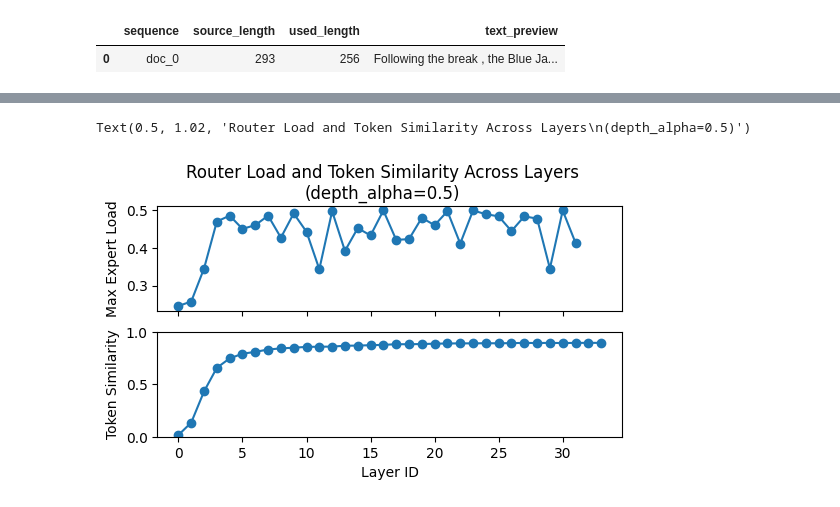
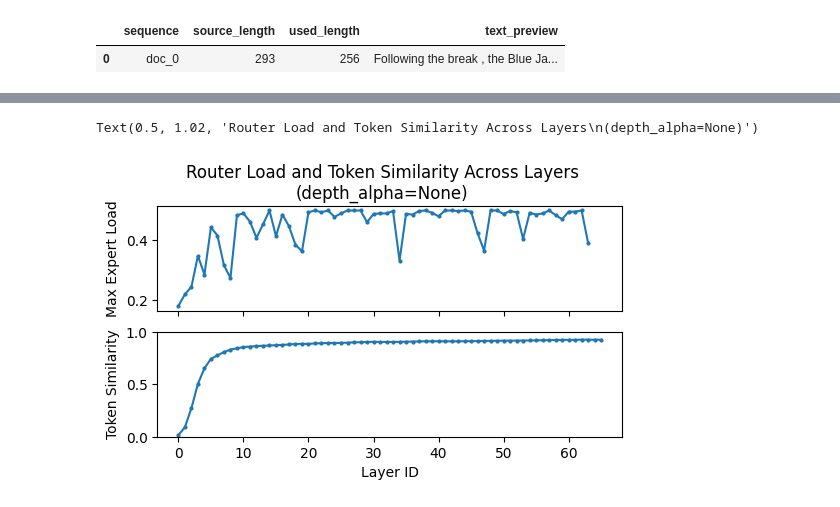
Before and after one commit to nano-moe/nanomoe, a Jupyter notebook: notebook/hidden_state_inspect.ipynb, the cells around one changed output, grey strips where cells are left out. Saved outputs shown, nothing was run; the diff lists cells and outputs as text; code cells hidden in the pictures.

Commit message:
adjust depth scaling

```diff
--- a/notebook/hidden_state_inspect.ipynb
+++ b/notebook/hidden_state_inspect.ipynb
@@ -43,16 +43,23 @@ if device.type == "cuda":
 tokenizer_name = "gpt2"
 tokenizer = AutoTokenizer.from_pretrained(tokenizer_name)
 
+num_layer = 64
+constant = 1.0
+alpha = 0.5
+residual_scale = constant / (num_layer ** alpha)
+
+
 config = MoEConfig(
     hidden_size=768,
-    num_layers=32,
+    num_layers=num_layer,
     vocab_size=len(tokenizer),
     num_attention_heads=6,
     num_key_value_heads=3,
     intermediate_size=1024,
     num_experts=8,
     num_experts_per_tok=2,
-    depth_alpha=0.5,
+    depth_alpha=None,
+    residual_scale=residual_scale,
     tie_word_embeddings=True,
 )
 
@@ -395,15 +441,15 @@ for entry in router_entries:
 # %%
 import numpy as np
 import matplotlib.pyplot as plt
 fig, ax = plt.subplots(2, 1, figsize=(6, 3), sharex=True)
-ax[0].plot(np.stack(all_loads).max(-1), marker='o')
-ax[1].plot(token_sims, marker='o')
+ax[0].plot(np.stack(all_loads).max(-1), marker='o', markersize=2)
+ax[1].plot(token_sims, marker='o', markersize=2)
 ax[1].set_xlabel("Layer ID")
 ax[0].set_ylabel("Max Expert Load")
 ax[1].set_ylabel("Token Similarity")
 # ax[0].set_ylim(0, 0.26)
 ax[1].set_ylim(0.0, 1.0)
 fig.suptitle("Router Load and Token Similarity Across Layers\n(depth_alpha={})".format(config.depth_alpha), y=1.02)
 # %% [output]
-Text(0.5, 1.02, 'Router Load and Token Similarity Across Layers\n(depth_alpha=0.5)')
+Text(0.5, 1.02, 'Router Load and Token Similarity Across Layers\n(depth_alpha=None)')
-[figure, old version]
+[figure, new version]
```
Also changed, not shown: parts of 6 cells of this notebook, 5 other files.
